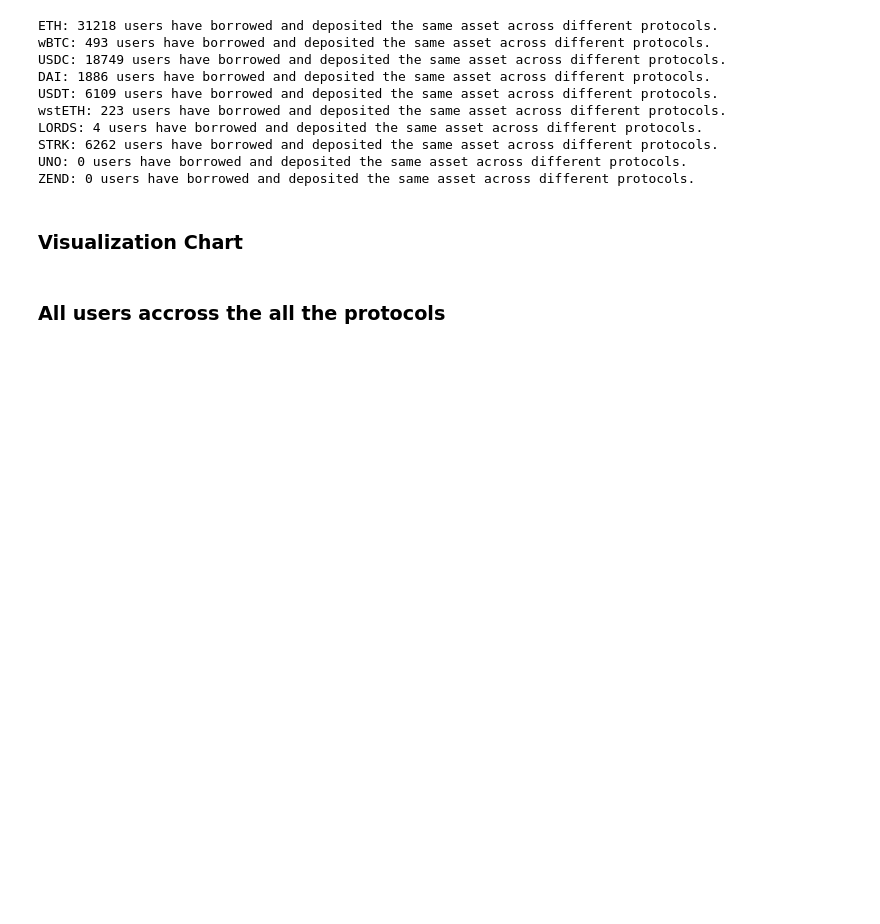
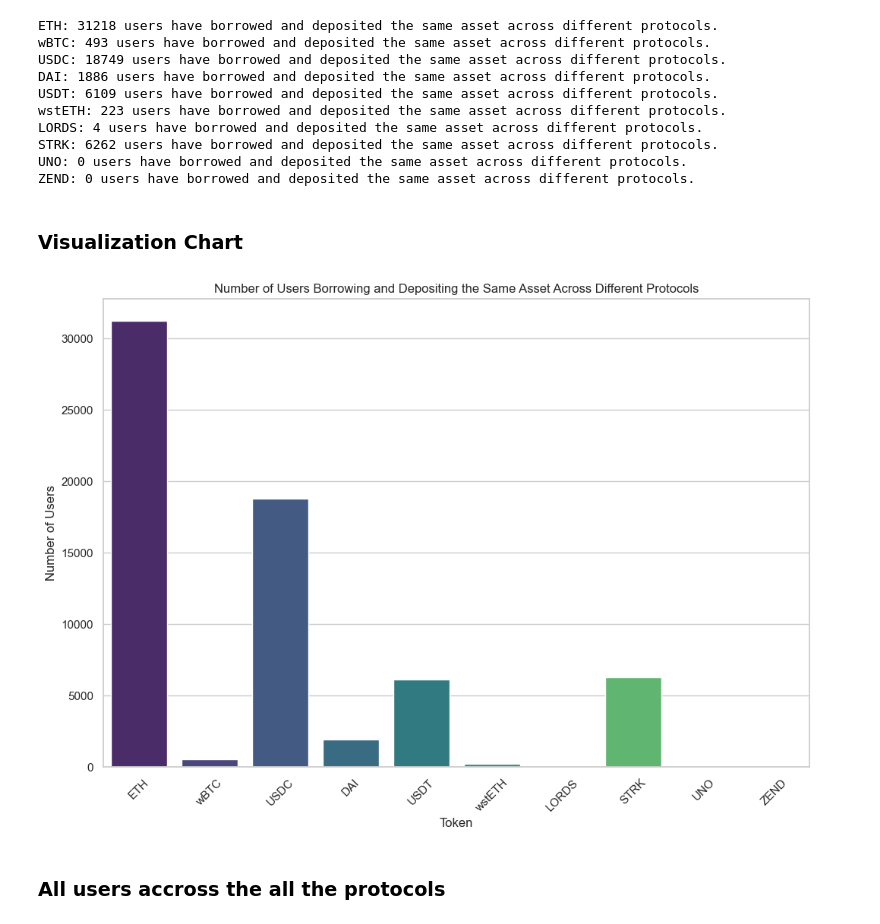
Before and after one commit to CarmineOptions/derisk-research, a Jupyter notebook: notebooks/analyze_looping_across_lending_protocols.ipynb, the cells around one changed output. Saved outputs shown, nothing was run; the diff lists cells and outputs as text; code cells hidden in the pictures; blank space fills up the shorter version.

```diff
--- a/notebooks/analyze_looping_across_lending_protocols.ipynb
+++ b/notebooks/analyze_looping_across_lending_protocols.ipynb
@@ -215,16 +215,18 @@ ZEND: 0 users have borrowed and deposited the same asset across different protoc
 ### Visualization Chart
 # %%
 # Convert the results to a DataFrame for plotting
-results_df = pd.DataFrame(list(user_counts.items()), columns=['Token', 'User Count'])
+results_loan_states = pd.DataFrame(list(user_counts.items()), columns=['Token', 'User Count'])
 
 # Plot the results
 plt.figure(figsize=(12, 8))
-sns.barplot(data=results_df, x='Token', y='User Count', hue='Token', dodge=False, palette='viridis', legend=False)
+sns.barplot(data=results_loan_states, x='Token', y='User Count', hue='Token', dodge=False, palette='viridis', legend=False)
 plt.title('Number of Users Borrowing and Depositing the Same Asset Across Different Protocols')
 plt.xlabel('Token')
 plt.ylabel('Number of Users')
 plt.xticks(rotation=45)
 plt.show()
+# %% [output]
+[figure, added]
 # %% [markdown]
 ### All users accross the all the protocols
 # %%
```
